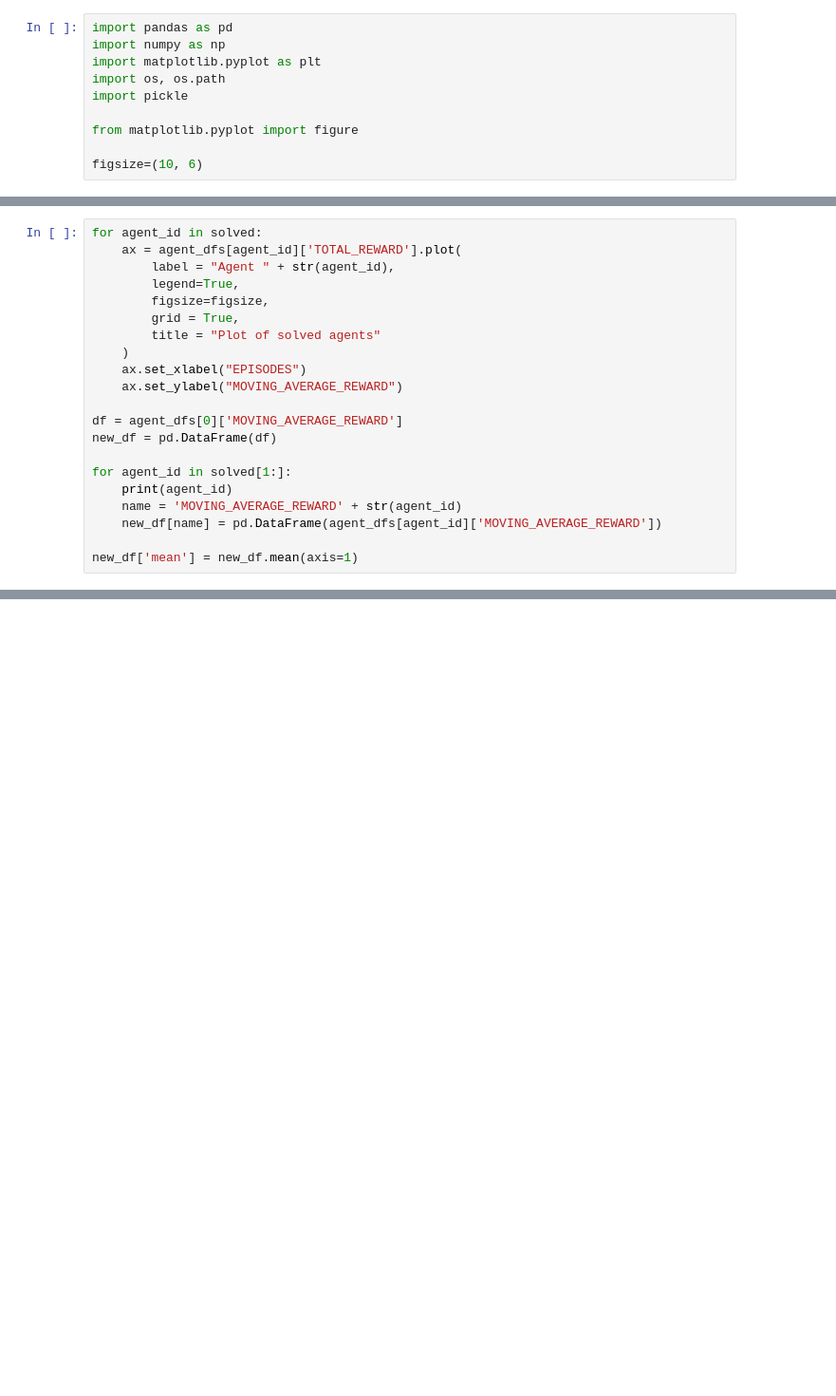
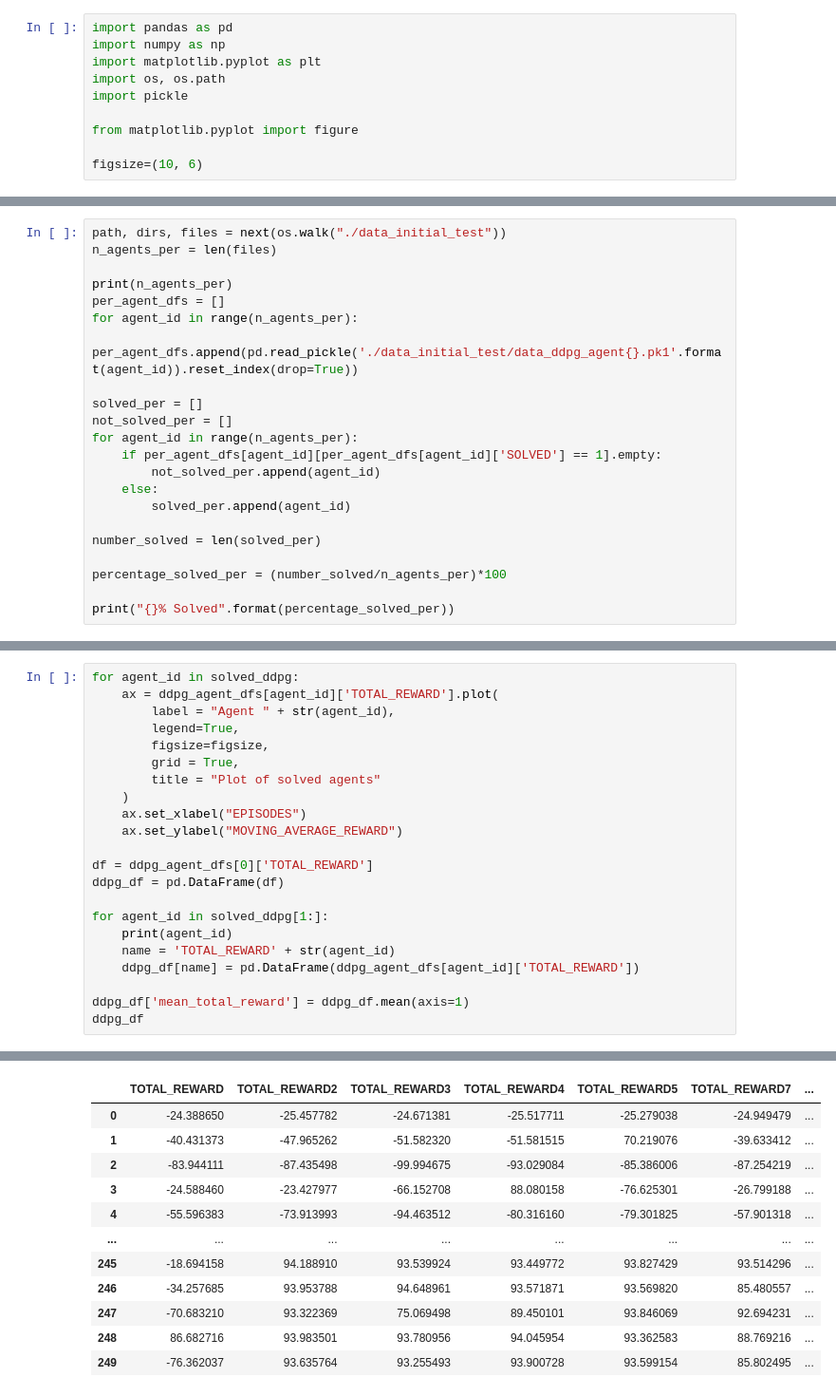
Before and after one commit to MattMorris1996/BathRLProject, a Jupyter notebook: plotting_notebook.ipynb, the cells around one changed output, grey strips where cells are left out. Shown: that part at 95% size. Cells and saved outputs as stored; diff of their text form; blank space fills up the shorter version.

```diff
--- a/plotting_notebook.ipynb
+++ b/plotting_notebook.ipynb
@@ -42,3 +42,25 @@ print("{}% Solved".format(percentage_solved))
 # %% [output]
 20
 90.0% Solved
+# %%
+path, dirs, files = next(os.walk("./data_initial_test"))
+n_agents_per = len(files)
+
+print(n_agents_per)
+per_agent_dfs = []
+for agent_id in range(n_agents_per):
+    per_agent_dfs.append(pd.read_pickle('./data_initial_test/data_ddpg_agent{}.pk1'.format(agent_id)).reset_index(drop=True))
+
+solved_per = []
+not_solved_per = []
+for agent_id in range(n_agents_per):
+    if per_agent_dfs[agent_id][per_agent_dfs[agent_id]['SOLVED'] == 1].empty:
+        not_solved_per.append(agent_id)
+    else:
+        solved_per.append(agent_id)
+
+number_solved = len(solved_per)
+
+percentage_solved_per = (number_solved/n_agents_per)*100
+
+print("{}% Solved".format(percentage_solved_per))
@@ -45,39 +70,52 @@ print("{}% Solved".format(percentage_solved))
 # %%
-for agent_id in solved:
-    ax = agent_dfs[agent_id]['TOTAL_REWARD'].plot(
+for agent_id in solved_ddpg:
+    ax = ddpg_agent_dfs[agent_id]['TOTAL_REWARD'].plot(
         label = "Agent " + str(agent_id),
         legend=True,
         figsize=figsize,
         grid = True,
         title = "Plot of solved agents"
     )
     ax.set_xlabel("EPISODES")
     ax.set_ylabel("MOVING_AVERAGE_REWARD")
 
-df = agent_dfs[0]['MOVING_AVERAGE_REWARD']
-new_df = pd.DataFrame(df)
+df = ddpg_agent_dfs[0]['TOTAL_REWARD']
+ddpg_df = pd.DataFrame(df)
 
-for agent_id in solved[1:]:
+for agent_id in solved_ddpg[1:]:
     print(agent_id)
-    name = 'MOVING_AVERAGE_REWARD' + str(agent_id)
-    new_df[name] = pd.DataFrame(agent_dfs[agent_id]['MOVING_AVERAGE_REWARD'])
+    name = 'TOTAL_REWARD' + str(agent_id)
+    ddpg_df[name] = pd.DataFrame(ddpg_agent_dfs[agent_id]['TOTAL_REWARD'])
 
-new_df['mean'] = new_df.mean(axis=1)
+ddpg_df['mean_total_reward'] = ddpg_df.mean(axis=1)
+ddpg_df
 # %% [output]
 2
 3
 4
 5
 7
 8
 9
 10
 11
 12
 13
 14
 15
 16
 17
 18
 19
+|  | TOTAL_REWARD | TOTAL_REWARD2 | TOTAL_REWARD3 | TOTAL_REWARD4 | TOTAL_REWARD5 | TOTAL_REWARD7 | ... |
+| 0 | -24.388650 | -25.457782 | -24.671381 | -25.517711 | -25.279038 | -24.949479 | ... |
+| 1 | -40.431373 | -47.965262 | -51.582320 | -51.581515 | 70.219076 | -39.633412 | ... |
+| 2 | -83.944111 | -87.435498 | -99.994675 | -93.029084 | -85.386006 | -87.254219 | ... |
+| 3 | -24.588460 | -23.427977 | -66.152708 | 88.080158 | -76.625301 | -26.799188 | ... |
+| 4 | -55.596383 | -73.913993 | -94.463512 | -80.316160 | -79.301825 | -57.901318 | ... |
+| ... | ... | ... | ... | ... | ... | ... | ... |
+| 245 | -18.694158 | 94.188910 | 93.539924 | 93.449772 | 93.827429 | 93.514296 | ... |
+| 246 | -34.257685 | 93.953788 | 94.648961 | 93.571871 | 93.569820 | 85.480557 | ... |
+| 247 | -70.683210 | 93.322369 | 75.069498 | 89.450101 | 93.846069 | 92.694231 | ... |
+| 248 | 86.682716 | 93.983501 | 93.780956 | 94.045954 | 93.362583 | 88.769216 | ... |
+| 249 | -76.362037 | 93.635764 | 93.255493 | 93.900728 | 93.599154 | 85.802495 | ... |
```
Also changed, not shown: parts of 11 cells of this notebook, 5 other files.
